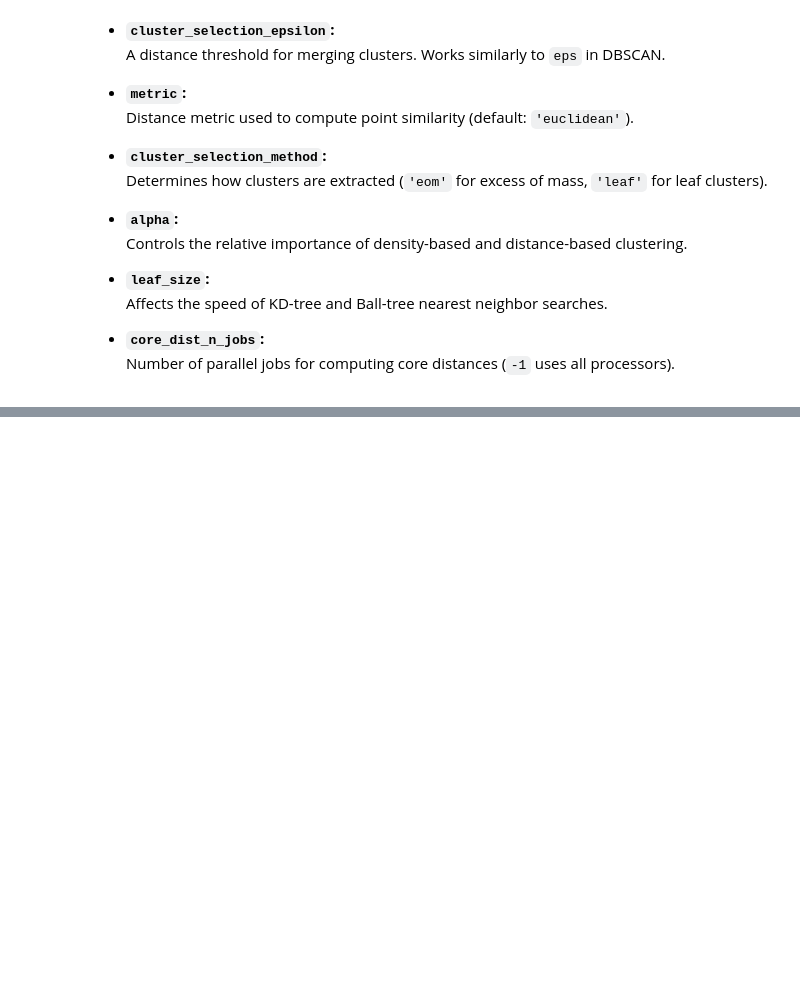
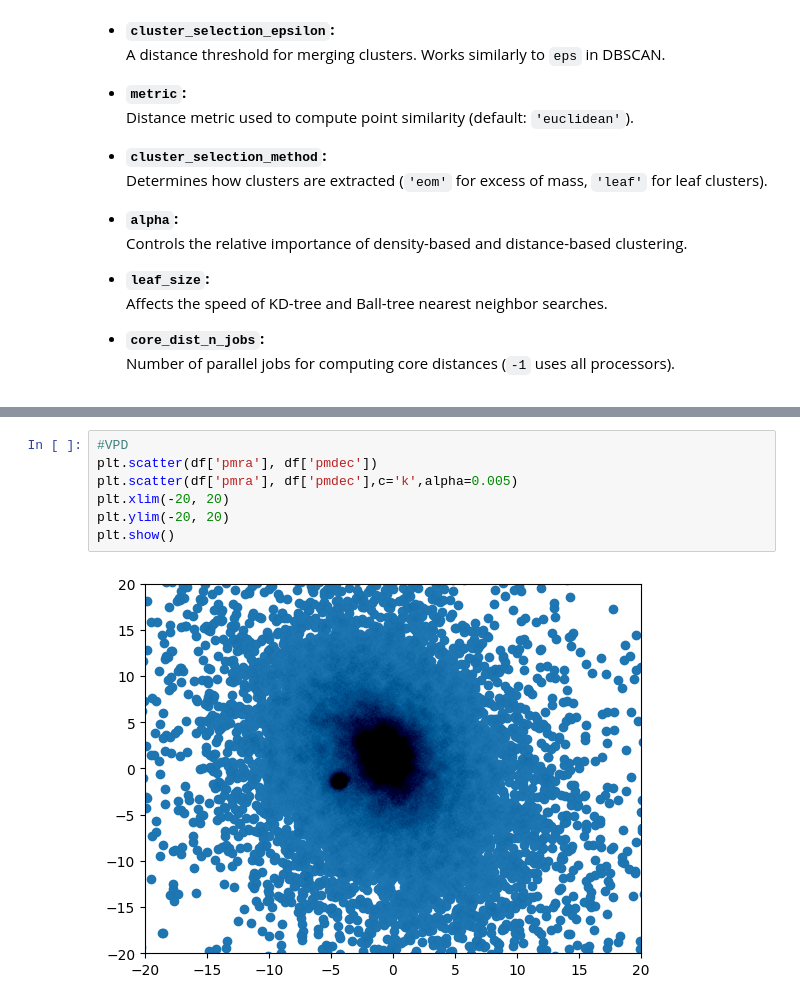
Before and after one commit to Brunelleschk1/Personal-projects, a Jupyter notebook: Proyectos de Astronomía/Laboratorio 3/clustering(1).ipynb, the cells around one changed output, grey strips where cells are left out. Cells and saved outputs as stored; diff of their text form; blank space fills up the shorter version.

```diff
--- a/Proyectos de Astronomía/Laboratorio 3/clustering(1).ipynb
+++ b/Proyectos de Astronomía/Laboratorio 3/clustering(1).ipynb
@@ -316,0 +319,9 @@ for i in list(set(labels)):
+# %%
+#VPD
+plt.scatter(df['pmra'], df['pmdec'])
+plt.scatter(df['pmra'], df['pmdec'],c='k',alpha=0.005)
+plt.xlim(-20, 20)
+plt.ylim(-20, 20)
+plt.show()
+# %% [output]
+[figure, added]
```
Also changed, not shown: parts of 9 cells of this notebook, 9 other files.
